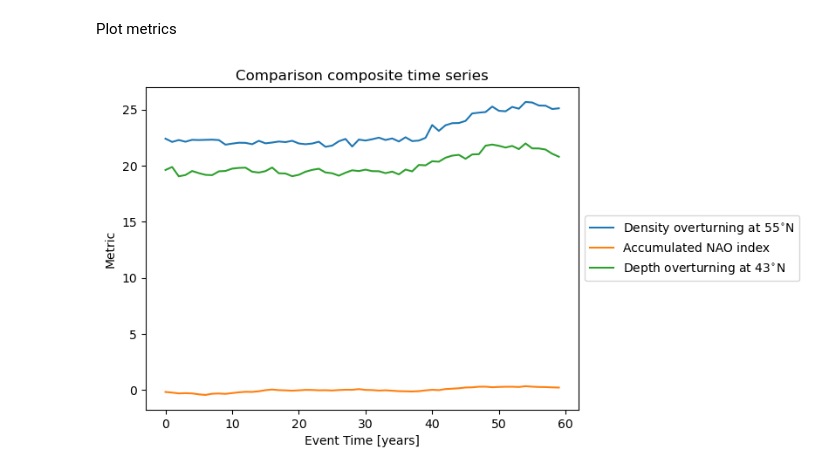
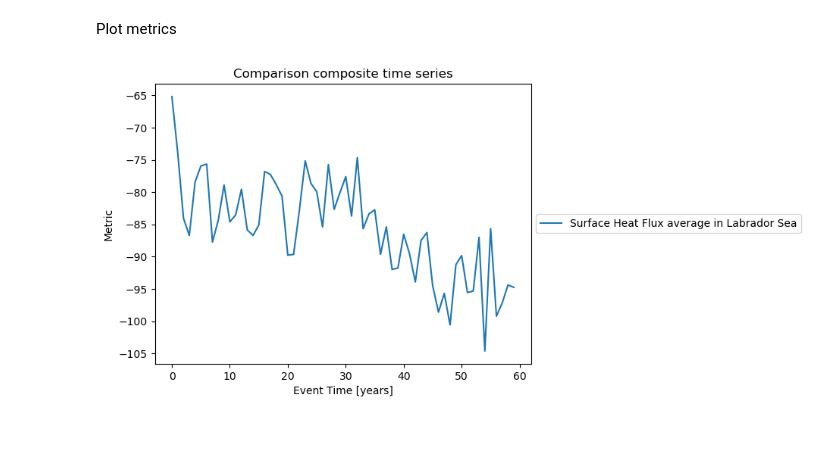
Before and after one commit to inagler/current, a Jupyter notebook: Compare_metrics_composites.ipynb, the cells around one changed output. Saved outputs shown, nothing was run; the diff lists cells and outputs as text; code cells hidden in the pictures; blank space fills up the shorter version.

```diff
--- a/Compare_metrics_composites.ipynb
+++ b/Compare_metrics_composites.ipynb
@@ -27,3 +30,13 @@ array(43.30278477)
+# %%
+grid_name = 'POP_gx1v7'
+region_defs = {
+    'LabradorSea': [
+        {'match': {'REGION_MASK': [8]}, 'bounds': {'TLAT': [45.0, 66.0]}}
+    ]}
+mask_lab_sea = pop_tools.region_mask_3d(grid_name,
+                                  region_defs=region_defs,
+                                  mask_name='Labrador Sea')
+mask_lab_sea = mask_lab_sea.sum('region')
 # %% [markdown]
 Functions for metrics
 # %%
@@ -36,22 +49,30 @@ nao_mean = np.load(os.path.expanduser('~/phase1_CONDA/timeseries/nao_mean.npy'))
 # depth at 43°N
 da_dMOC = xr.open_dataarray('/Data/gfi/share/ModData/CESM2_LENS2/ocean/monthly/comp/dMOCcomposite-test.nc')
 dmoc_43N_mean = da_dMOC.isel(nlat=310).max('z_t').values
+
+# atmospheric heat flux
+ds_shf = xr.open_dataset('/Data/gfi/share/ModData/CESM2_LENS2/ocean/monthly/comp/SHFcomposite.nc').roll(nlon=+100).where(mask_lab_sea == 1)
+shf_lab_sea_mean = ds_shf.SHF.mean(dim=('nlat', 'nlon')).values
+
+#
 # %% [markdown]
 Plot metrics
 # %%
 fig = plt.figure()
 
-plt.plot(spg_dens_mean, label=r'Density overturning at 55$^{\circ}$N')
+#plt.plot(spg_dens_mean, label=r'Density overturning at 55$^{\circ}$N')
 
-plt.plot(nao_mean, label=r'Accumulated NAO index')
+#plt.plot(nao_mean, label=r'Accumulated NAO index')
 
-plt.plot(dmoc_43N_mean, label=r'Depth overturning at 43$^{\circ}$N')
+#plt.plot(dmoc_43N_mean, label=r'Depth overturning at 43$^{\circ}$N')
+
+plt.plot(shf_lab_sea_mean, label=r'Surface Heat Flux average in Labrador Sea')
 
 
 plt.legend(loc='center left', bbox_to_anchor=(1, 0.5))
 plt.title(r'Comparison composite time series')
 plt.xlabel('Event Time [years]')
 plt.ylabel('Metric')
 plt.show()
 # %% [output]
-[figure, old version]
+[figure, new version]
```
Also changed, not shown: parts of 3 cells of this notebook, 2 other files.
